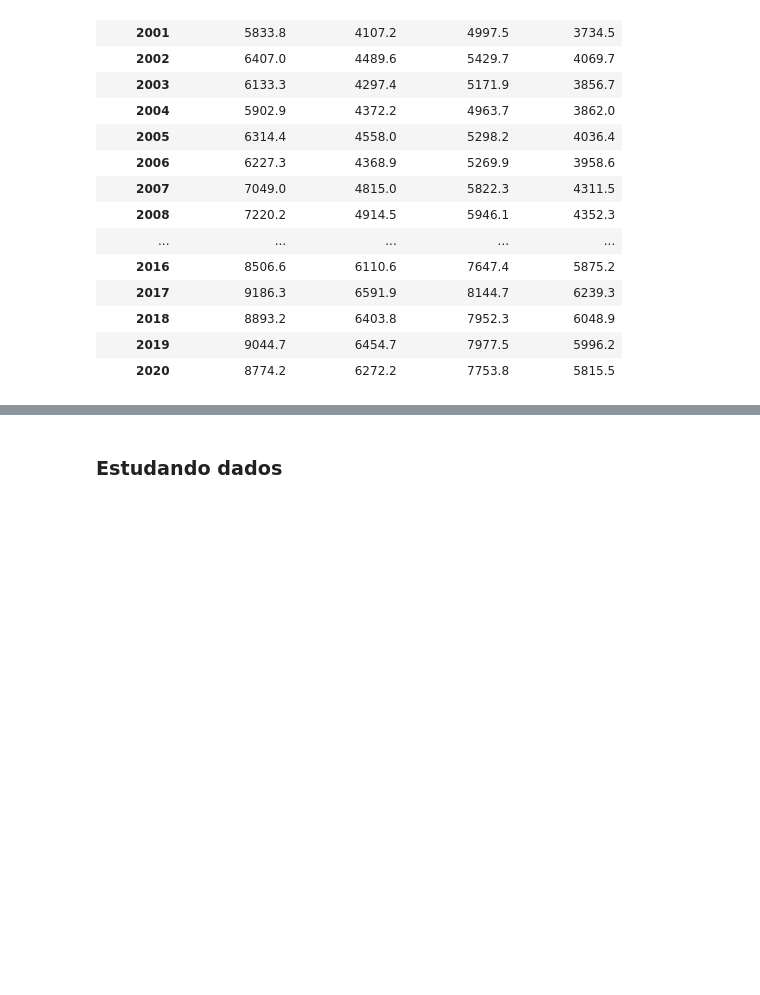
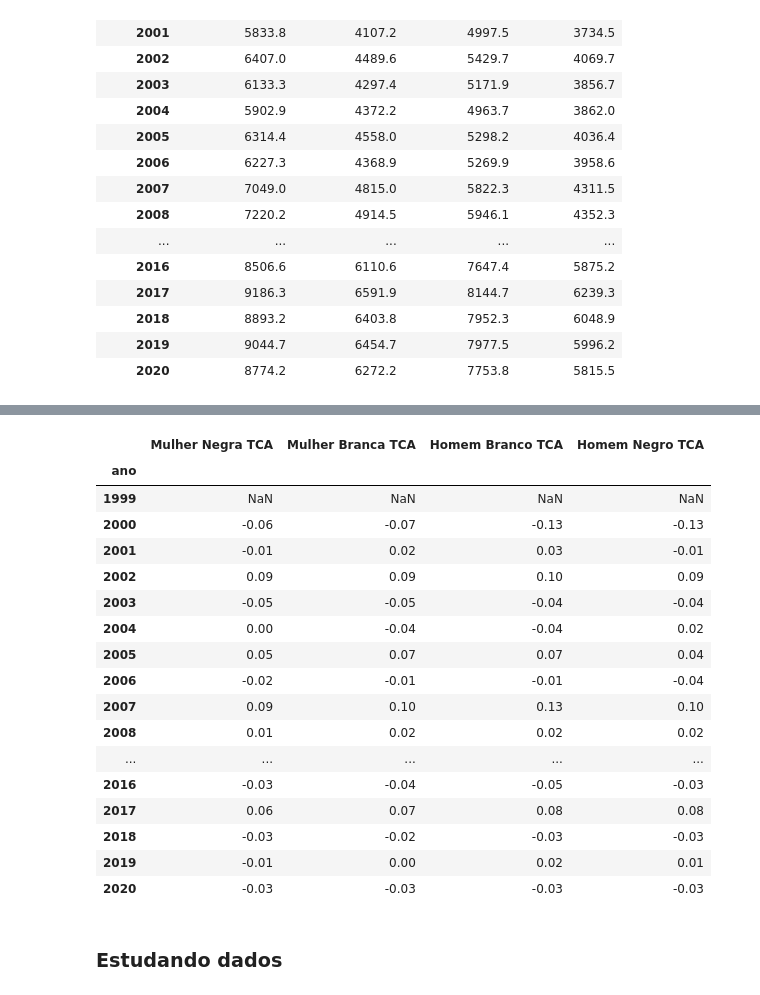
Before and after one commit to deborabastos/hacker_fiscalizacao, a Jupyter notebook: serviores.ipynb, the cells around one changed output, grey strips where cells are left out. Saved outputs shown, nothing was run; the diff lists cells and outputs as text; code cells hidden in the pictures; blank space fills up the shorter version.

```diff
--- a/serviores.ipynb
+++ b/serviores.ipynb
@@ -135,3 +135,35 @@ df_pivot
+# %%
+# Taxa de crescimento acumulada
+# TCA - Taxa de crescimento acumulada
+grupos = {'Homem Branco', 'Homem Negro', 'Mulher Branca', 'Mulher Negra'}
+df_tca = pd.DataFrame()
+
+# for i in grupos:
+    # df_tca[(i + ' TCA')] = df_pivot[i].pct_change().round(2)
+
+df_tca['Homem Branco TCA'] = df_pivot[i].pct_change().round(2)
+
+
+df_tca
+# %% [output]
+|  | Mulher Negra TCA | Mulher Branca TCA | Homem Branco TCA | Homem Negro TCA |
+| ano |  |  |  |  |
+| 1999 | NaN | NaN | NaN | NaN |
+| 2000 | -0.06 | -0.07 | -0.13 | -0.13 |
+| 2001 | -0.01 | 0.02 | 0.03 | -0.01 |
+| 2002 | 0.09 | 0.09 | 0.10 | 0.09 |
+| 2003 | -0.05 | -0.05 | -0.04 | -0.04 |
+| 2004 | 0.00 | -0.04 | -0.04 | 0.02 |
+| 2005 | 0.05 | 0.07 | 0.07 | 0.04 |
+| 2006 | -0.02 | -0.01 | -0.01 | -0.04 |
+| 2007 | 0.09 | 0.10 | 0.13 | 0.10 |
+| 2008 | 0.01 | 0.02 | 0.02 | 0.02 |
+| ... | ... | ... | ... | ... |
+| 2016 | -0.03 | -0.04 | -0.05 | -0.03 |
+| 2017 | 0.06 | 0.07 | 0.08 | 0.08 |
+| 2018 | -0.03 | -0.02 | -0.03 | -0.03 |
+| 2019 | -0.01 | 0.00 | 0.02 | 0.01 |
+| 2020 | -0.03 | -0.03 | -0.03 | -0.03 |
 # %% [markdown]
 ### Estudando dados
 # %%
```
Also changed, not shown: parts of 8 cells of this notebook.
